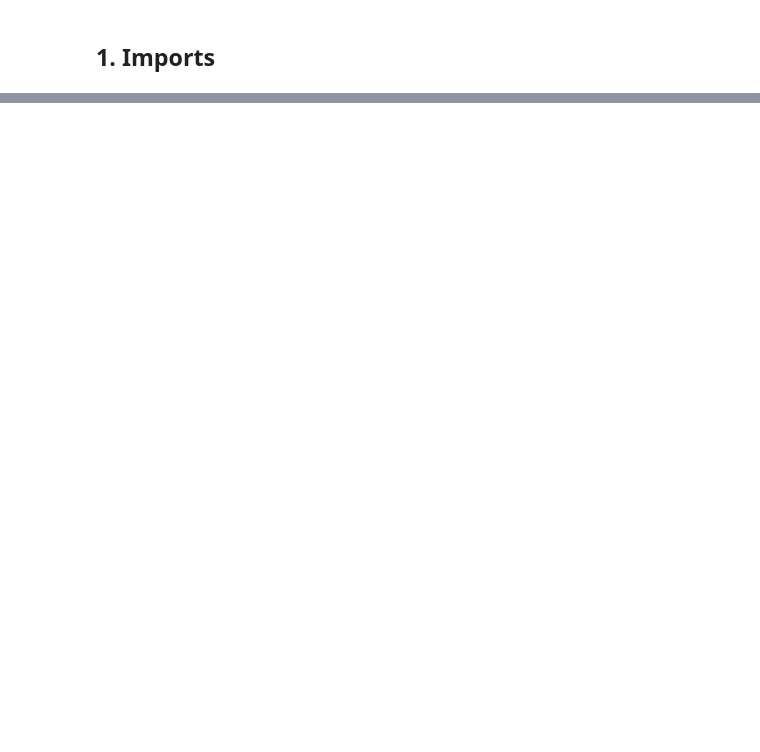
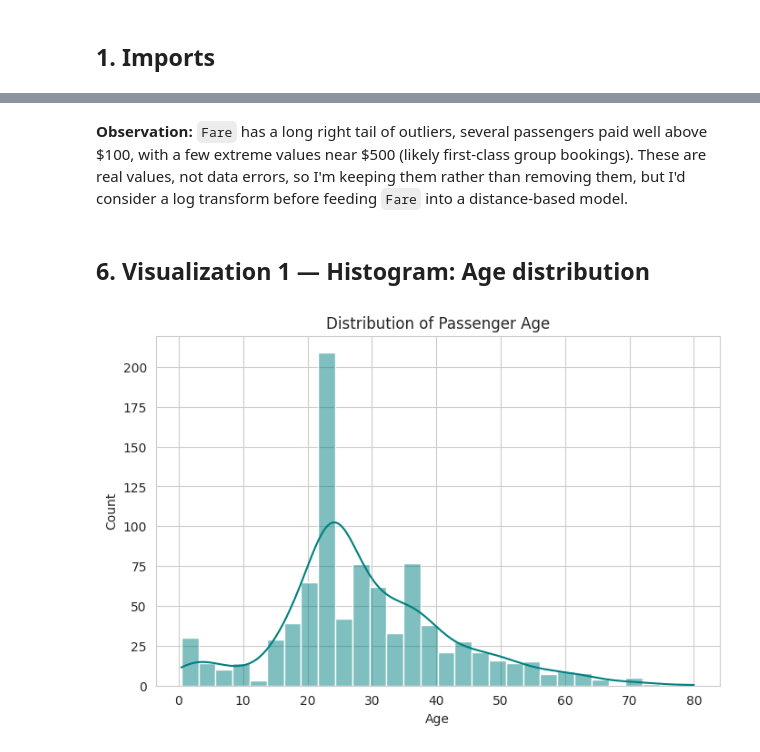
Before and after one commit to aliasjad6536/neurofive-ml-track, a Jupyter notebook: titanic_eda.ipynb, the cells around one changed output, grey strips where cells are left out. Cells and saved outputs as stored; diff of their text form; code cells hidden in the pictures; blank space fills up the shorter version.

```diff
--- a/titanic_eda.ipynb
+++ b/titanic_eda.ipynb
@@ -138,0 +10,8 @@ Did Not Survive       0.83      0.87      0.85       110
+# %%
+import pandas as pd
+import numpy as np
+import matplotlib.pyplot as plt
+import seaborn as sns
+
+sns.set_style("whitegrid")
+plt.rcParams['figure.figsize'] = (8, 5)
@@ -138,0 +81,13 @@ Did Not Survive       0.83      0.87      0.85       110
+# %% [markdown]
+**Observation:** `Fare` has a long right tail of outliers, several passengers paid well above \$100, with a few extreme values near \$500 (likely first-class group bookings). These are real values, not data errors, so I'm keeping them rather than removing them, but I'd consider a log transform before feeding `Fare` into a distance-based model.
+# %% [markdown]
+## 6. Visualization 1 — Histogram: Age distribution
+# %%
+plt.figure(figsize=(8, 5))
+sns.histplot(df_clean['Age'], bins=30, kde=True, color='teal')
+plt.title('Distribution of Passenger Age')
+plt.xlabel('Age')
+plt.ylabel('Count')
+plt.show()
+# %% [output]
+[figure, added]
```
Also changed, not shown: parts of 35 cells of this notebook, 3 other files.
